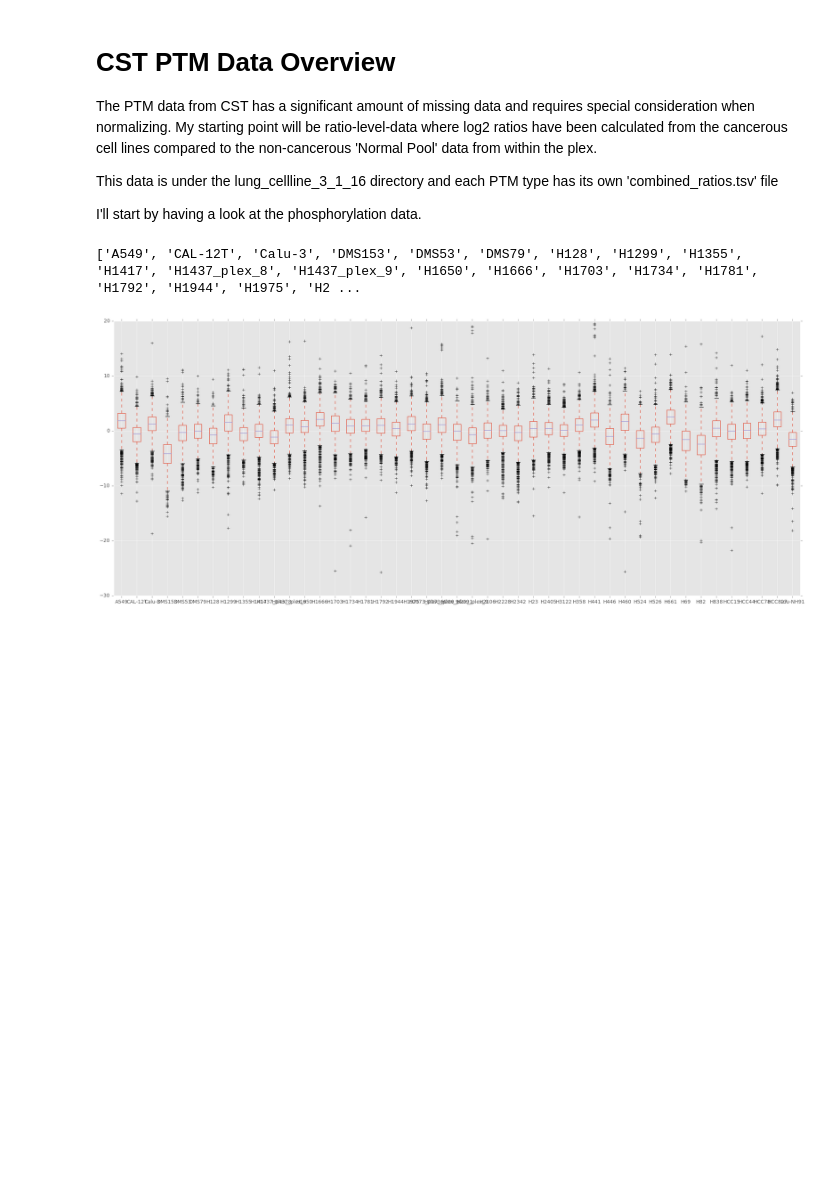
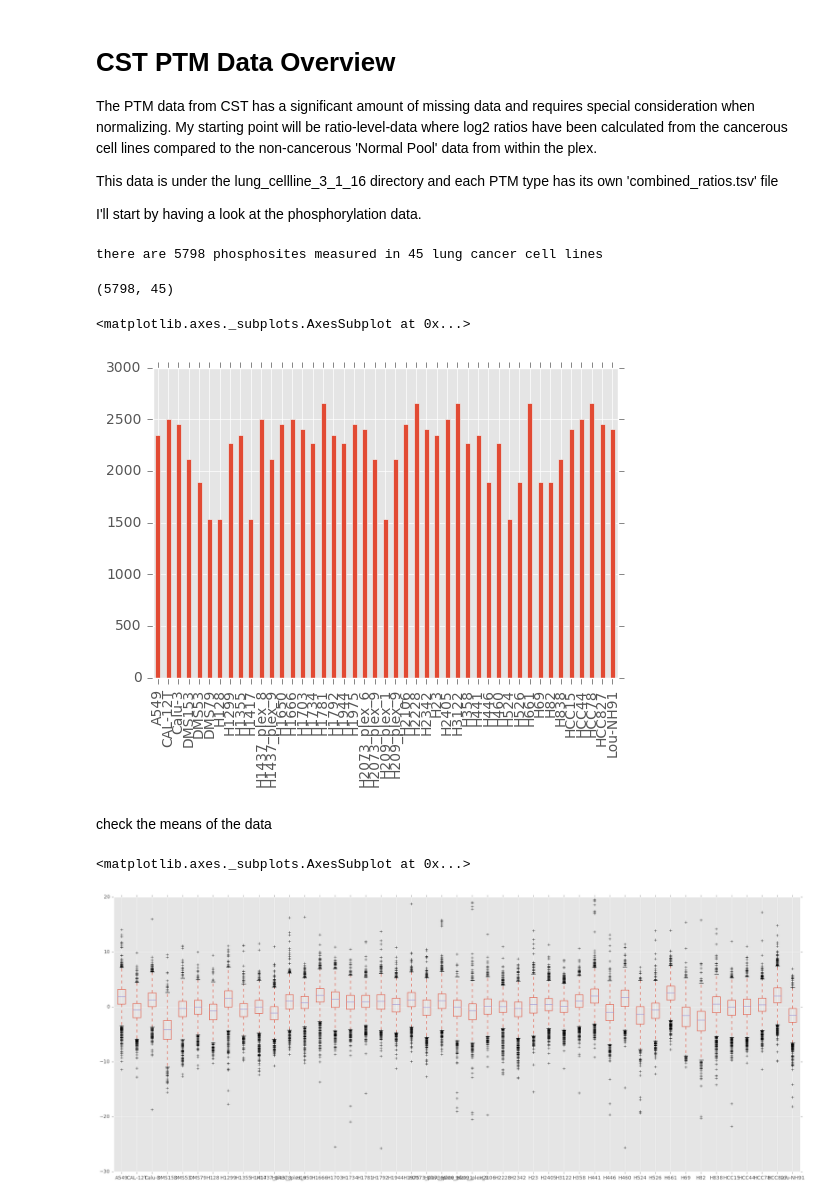
Before and after one commit to MaayanLab/CST_Lung_Cancer_Viz, a Jupyter notebook: CST PTM Data Overview.ipynb, the cells around one changed output. Cells and saved outputs as stored; diff of their text form; code cells hidden in the pictures; blank space fills up the shorter version.

```diff
--- a/CST PTM Data Overview.ipynb
+++ b/CST PTM Data Overview.ipynb
@@ -19,26 +19,36 @@ from copy import deepcopy
 # use clustergrammer module to load/process (source code in clustergrammer directory)
 from clustergrammer import Network
 # %%
-# load phosphorylation data
+# load phosphorylation data and export as pandas dataframe: inst_df
 net = deepcopy(Network())
 filename = 'lung_cellline_3_1_16/lung_cellline_phospho/' + \
 'lung_cellline_TMT_phospho_combined_ratios.tsv'
-
 net.load_file(filename)
 tmp_df = net.dat_to_df()
 inst_df = tmp_df['mat']
 
-# simplify column names
+# simplify column names (remove categories)
 col_names = inst_df.columns.tolist()
 simple_col_names = []
 for inst_name in col_names:
     simple_col_names.append(inst_name[0])
 
-print(simple_col_names)
 inst_df.columns = simple_col_names
-# %% [output]
-['A549', 'CAL-12T', 'Calu-3', 'DMS153', 'DMS53', 'DMS79', 'H128', 'H1299', 'H1355', 'H1417', 'H1437_plex_8', 'H1437_plex_9', 'H1650', 'H1666', 'H1703', 'H1734', 'H1781', 'H1792', 'H1944', 'H1975', 'H2 ...
+# %%
+print('there are 5798 phosphosites measured in 45 lung cancer cell lines')
+inst_df.shape
+# %% [output]
+there are 5798 phosphosites measured in 45 lung cancer cell lines
+(5798, 45)
+# %%
+inst_df.count().plot(kind='bar')
+# %% [output]
+<matplotlib.axes._subplots.AxesSubplot at 0x...>
+[figure, added]
+# %% [markdown]
+check the means of the data
 # %%
-tmp = inst_df.plot(kind='box', figsize=(25,10))
+inst_df.plot(kind='box', figsize=(25,10))
 # %% [output]
+<matplotlib.axes._subplots.AxesSubplot at 0x...>
 [figure]
```
